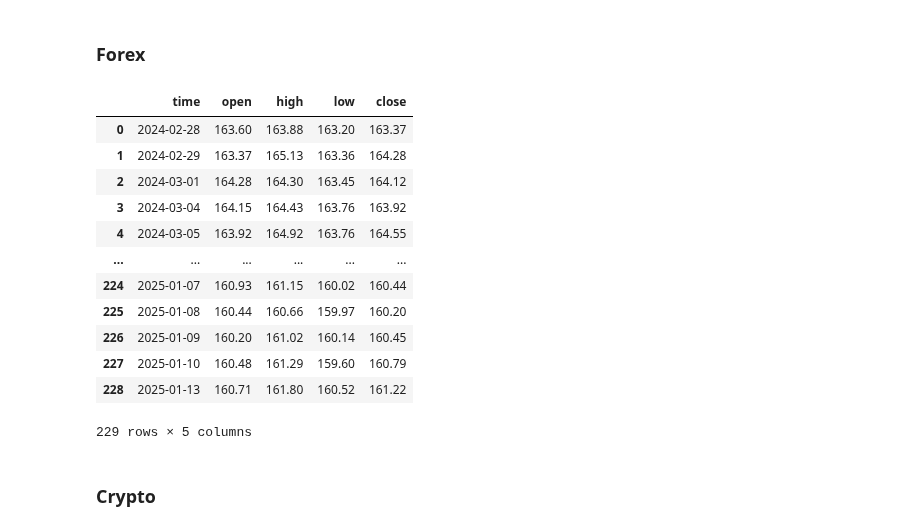
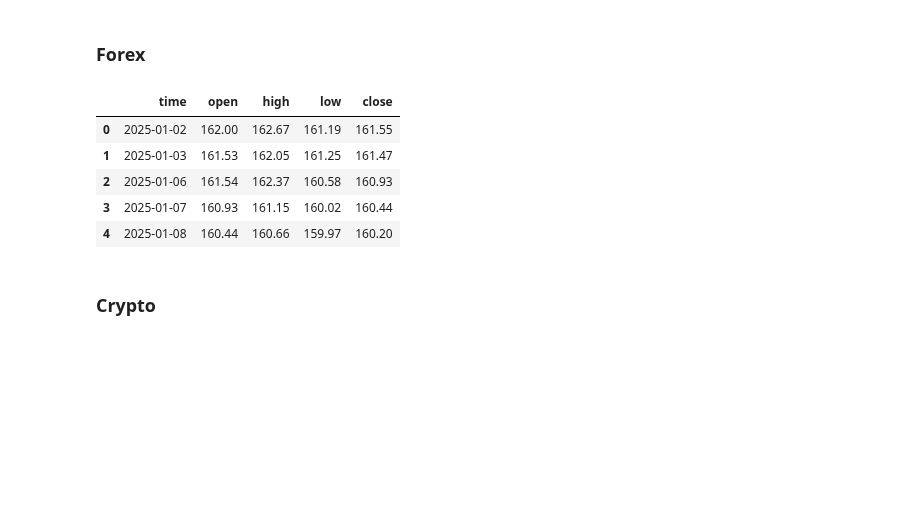
Before and after one commit to thinh-vu/vnstock, a Jupyter notebook: docs/2_international_market.ipynb, the cells around one changed output. Cells and saved outputs as stored; diff of their text form; code cells hidden in the pictures; blank space fills up the shorter version.

```diff
--- a/docs/2_international_market.ipynb
+++ b/docs/2_international_market.ipynb
@@ -53,22 +53,15 @@ Listing(api_version='20240530').search_symbol_id('USDEUR')
 # %%
 from vnstock import Vnstock
 fx = Vnstock().fx(symbol='JPYVND', source='MSN')
-df = fx.quote.history(start='2024-02-28', end='2025-01-14', interval='1D')
-df
+df = fx.quote.history(start='2025-01-02', end='2025-03-20', interval='1D')
+df.head()
 # %% [output]
 |  | time | open | high | low | close |
-| 0 | 2024-02-28 | 163.60 | 163.88 | 163.20 | 163.37 |
-| 1 | 2024-02-29 | 163.37 | 165.13 | 163.36 | 164.28 |
-| 2 | 2024-03-01 | 164.28 | 164.30 | 163.45 | 164.12 |
-| 3 | 2024-03-04 | 164.15 | 164.43 | 163.76 | 163.92 |
-| 4 | 2024-03-05 | 163.92 | 164.92 | 163.76 | 164.55 |
-| ... | ... | ... | ... | ... | ... |
-| 224 | 2025-01-07 | 160.93 | 161.15 | 160.02 | 160.44 |
-| 225 | 2025-01-08 | 160.44 | 160.66 | 159.97 | 160.20 |
-| 226 | 2025-01-09 | 160.20 | 161.02 | 160.14 | 160.45 |
-| 227 | 2025-01-10 | 160.48 | 161.29 | 159.60 | 160.79 |
-| 228 | 2025-01-13 | 160.71 | 161.80 | 160.52 | 161.22 |
+| 0 | 2025-01-02 | 162.00 | 162.67 | 161.19 | 161.55 |
+| 1 | 2025-01-03 | 161.53 | 162.05 | 161.25 | 161.47 |
+| 2 | 2025-01-06 | 161.54 | 162.37 | 160.58 | 160.93 |
+| 3 | 2025-01-07 | 160.93 | 161.15 | 160.02 | 160.44 |
+| 4 | 2025-01-08 | 160.44 | 160.66 | 159.97 | 160.20 |
-229 rows × 5 columns
 # %% [markdown]
 ### Crypto
 # %%
```
Also changed, not shown: parts of 3 cells of this notebook, 4 other files.
